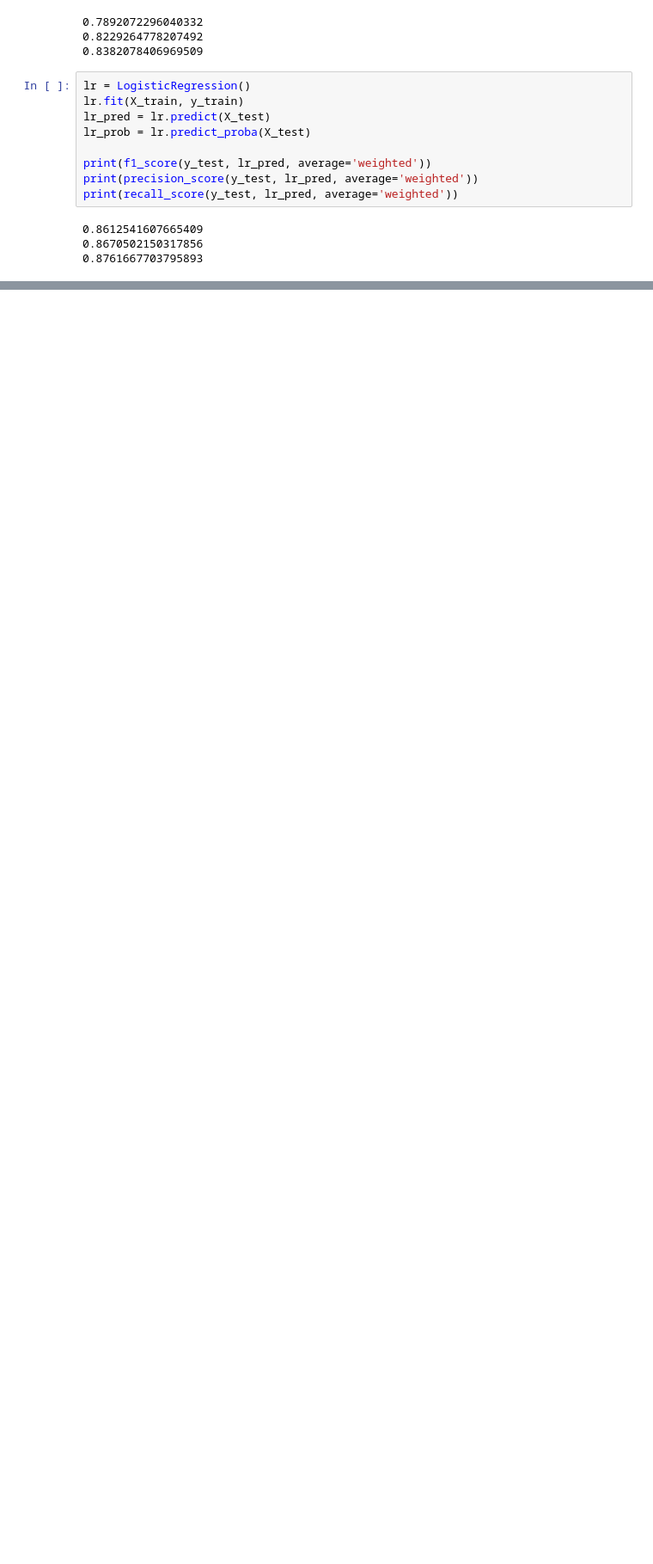
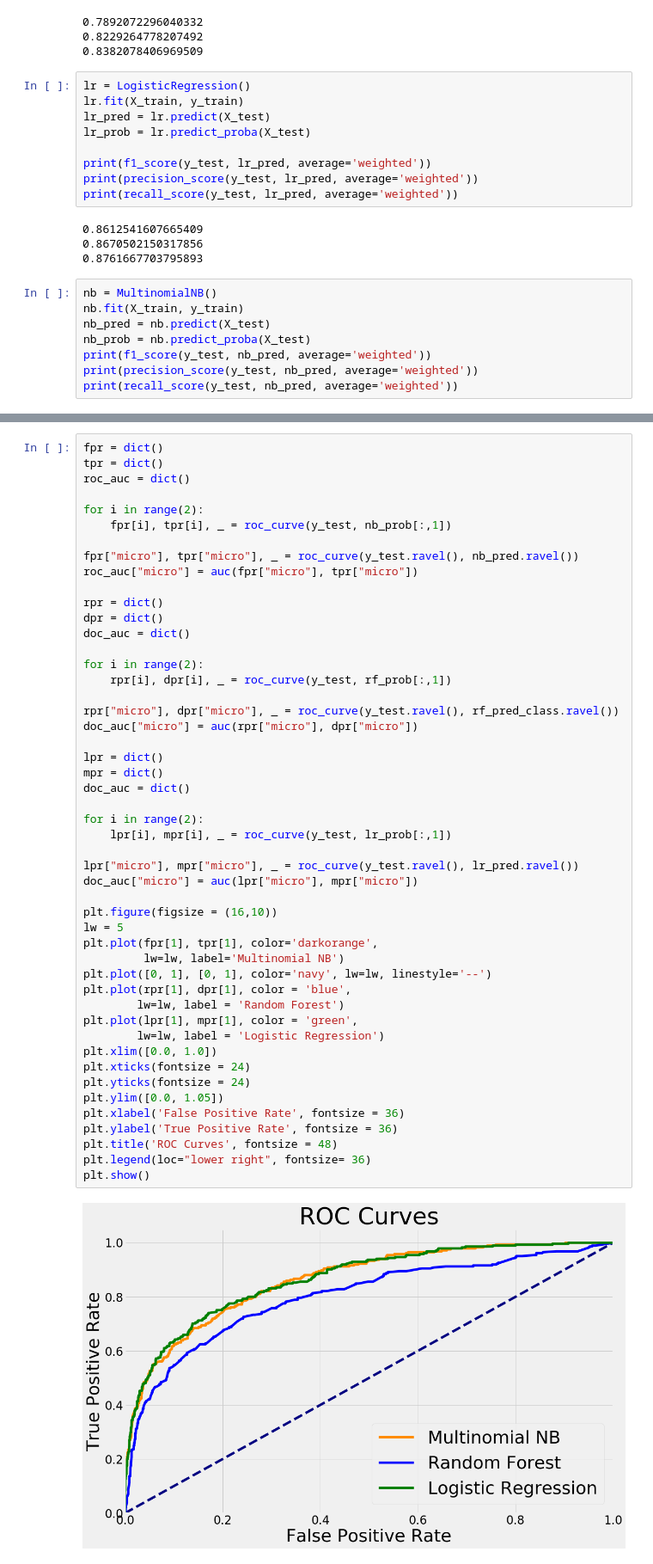
Before and after one commit to Kevhpark5/Exploring-the-Election, a Jupyter notebook: data/LDA and Recommenders.ipynb, the cells around one changed output, grey strips where cells are left out. Shown at 86% size. Cells and saved outputs as stored; diff of their text form; blank space fills up the shorter version.

Commit message:
add speaker classification plot

```diff
--- a/data/LDA and Recommenders.ipynb
+++ b/data/LDA and Recommenders.ipynb
@@ -212,3 +212,11 @@ print(recall_score(y_test, lr_pred, average='weighted'))
 0.8612541607665409
 0.8670502150317856
 0.8761667703795893
+# %%
+nb = MultinomialNB()
+nb.fit(X_train, y_train)
+nb_pred = nb.predict(X_test)
+nb_prob = nb.predict_proba(X_test)
+print(f1_score(y_test, nb_pred, average='weighted'))
+print(precision_score(y_test, nb_pred, average='weighted'))
+print(recall_score(y_test, nb_pred, average='weighted'))
@@ -214,0 +227,51 @@ print(recall_score(y_test, lr_pred, average='weighted'))
+# %%
+fpr = dict()
+tpr = dict()
+roc_auc = dict()
+
+for i in range(2):
+    fpr[i], tpr[i], _ = roc_curve(y_test, nb_prob[:,1])
+
+fpr["micro"], tpr["micro"], _ = roc_curve(y_test.ravel(), nb_pred.ravel())
+roc_auc["micro"] = auc(fpr["micro"], tpr["micro"])
+
+rpr = dict()
+dpr = dict()
+doc_auc = dict()
+
+for i in range(2):
+    rpr[i], dpr[i], _ = roc_curve(y_test, rf_prob[:,1])
+
+rpr["micro"], dpr["micro"], _ = roc_curve(y_test.ravel(), rf_pred_class.ravel())
+doc_auc["micro"] = auc(rpr["micro"], dpr["micro"])
+
+lpr = dict()
+mpr = dict()
+doc_auc = dict()
+
+for i in range(2):
+    lpr[i], mpr[i], _ = roc_curve(y_test, lr_prob[:,1])
+
+lpr["micro"], mpr["micro"], _ = roc_curve(y_test.ravel(), lr_pred.ravel())
+doc_auc["micro"] = auc(lpr["micro"], mpr["micro"])
+
+plt.figure(figsize = (16,10))
+lw = 5
+plt.plot(fpr[1], tpr[1], color='darkorange',
+         lw=lw, label='Multinomial NB')
+plt.plot([0, 1], [0, 1], color='navy', lw=lw, linestyle='--')
+plt.plot(rpr[1], dpr[1], color = 'blue',
+        lw=lw, label = 'Random Forest')
+plt.plot(lpr[1], mpr[1], color = 'green',
+        lw=lw, label = 'Logistic Regression')
+plt.xlim([0.0, 1.0])
+plt.xticks(fontsize = 24)
+plt.yticks(fontsize = 24)
+plt.ylim([0.0, 1.05])
+plt.xlabel('False Positive Rate', fontsize = 36)
+plt.ylabel('True Positive Rate', fontsize = 36)
+plt.title('ROC Curves', fontsize = 48)
+plt.legend(loc="lower right", fontsize= 36)
+plt.show()
+# %% [output]
+[figure, added]
```
Also changed, not shown: parts of 1 cell of this notebook.
